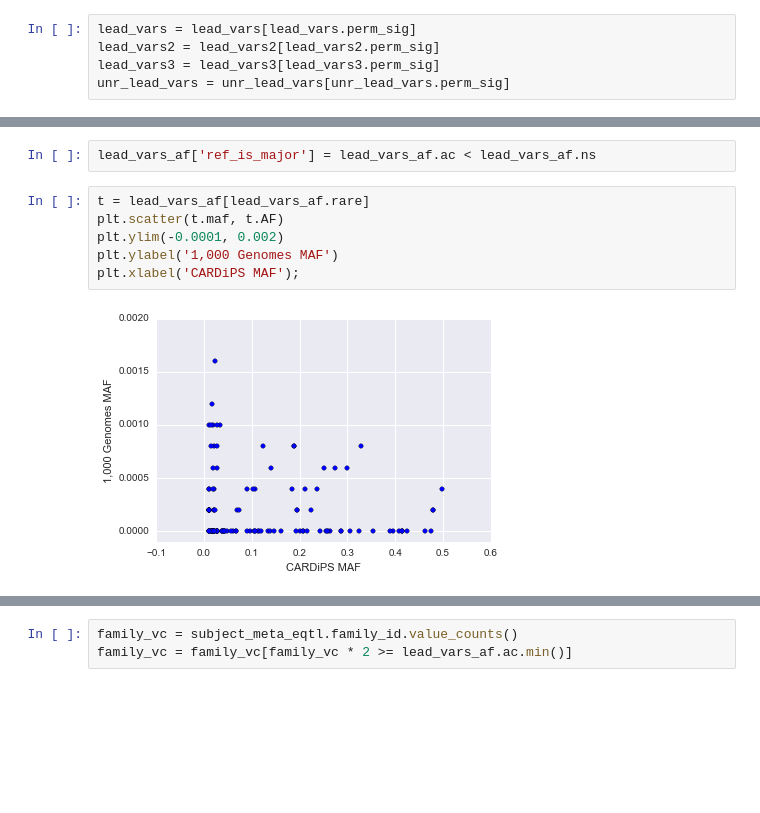
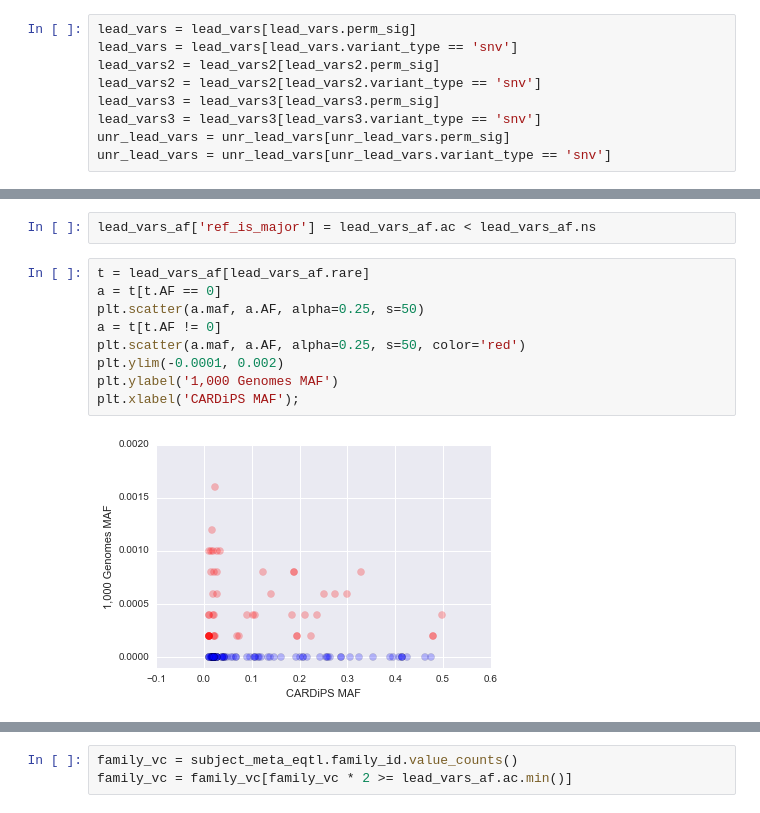
Before and after one commit to frazer-lab/cardips-ipsc-eqtl, a Jupyter notebook: notebooks/Rare Variant eQTLs.ipynb, the cells around one changed output, grey strips where cells are left out. Cells and saved outputs as stored; diff of their text form; blank space fills up the shorter version.

```diff
--- a/notebooks/Rare Variant eQTLs.ipynb
+++ b/notebooks/Rare Variant eQTLs.ipynb
@@ -60,9 +60,13 @@ subject_meta_eqtl = subject_meta.ix[rna_meta_eqtl.subject_id]
 rna_meta_eqtl = rna_meta_eqtl.merge(subject_meta_eqtl, left_on='subject_id', right_index=True)
 # %%
 lead_vars = lead_vars[lead_vars.perm_sig]
+lead_vars = lead_vars[lead_vars.variant_type == 'snv']
 lead_vars2 = lead_vars2[lead_vars2.perm_sig]
+lead_vars2 = lead_vars2[lead_vars2.variant_type == 'snv']
 lead_vars3 = lead_vars3[lead_vars3.perm_sig]
+lead_vars3 = lead_vars3[lead_vars3.variant_type == 'snv']
 unr_lead_vars = unr_lead_vars[unr_lead_vars.perm_sig]
+unr_lead_vars = unr_lead_vars[unr_lead_vars.variant_type == 'snv']
 # %%
 af_cols = [x for x in lead_vars.columns if '_AF' in x]
 lead_vars_af = lead_vars.dropna(subset=af_cols)
@@ -201,9 +189,12 @@ genotypes_f = genotypes.ix[lead_vars_af.index, rna_meta_eqtl.wgs_id]
 lead_vars_af['ref_is_major'] = lead_vars_af.ac < lead_vars_af.ns
 # %%
 t = lead_vars_af[lead_vars_af.rare]
-plt.scatter(t.maf, t.AF)
+a = t[t.AF == 0]
+plt.scatter(a.maf, a.AF, alpha=0.25, s=50)
+a = t[t.AF != 0]
+plt.scatter(a.maf, a.AF, alpha=0.25, s=50, color='red')
 plt.ylim(-0.0001, 0.002)
 plt.ylabel('1,000 Genomes MAF')
 plt.xlabel('CARDiPS MAF');
 # %% [output]
-[figure, old version]
+[figure, new version]
```
Also changed, not shown: parts of 20 cells of this notebook, 13 other files.
